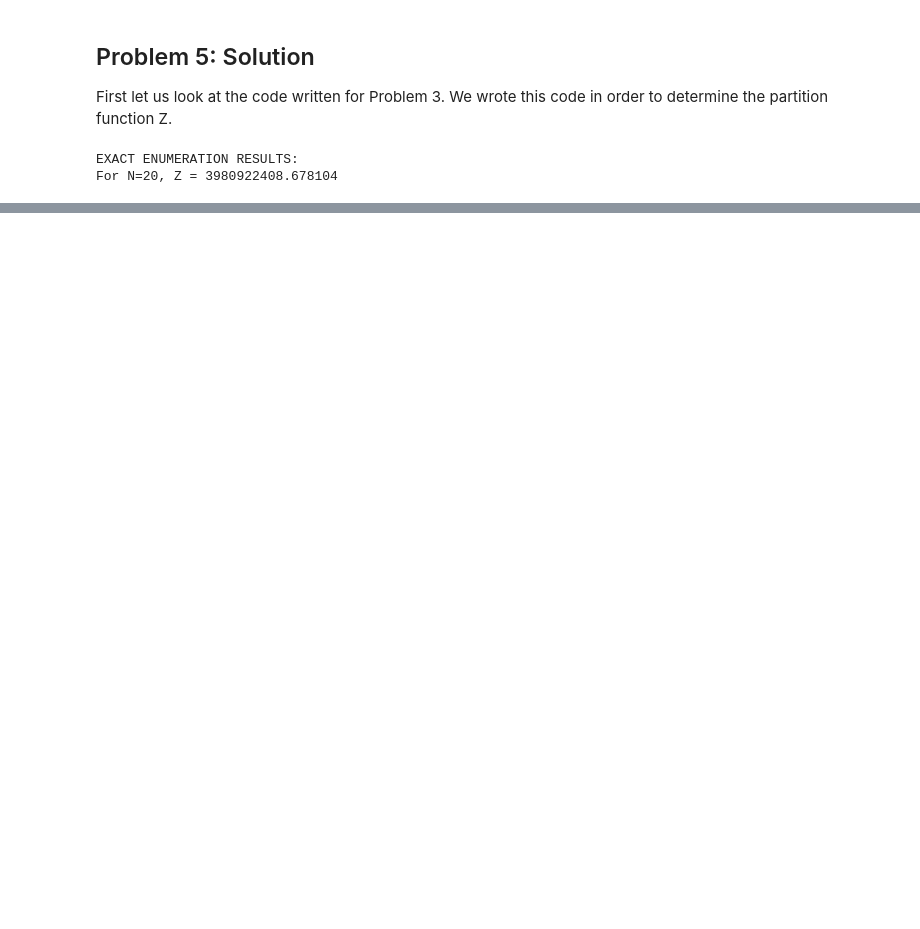
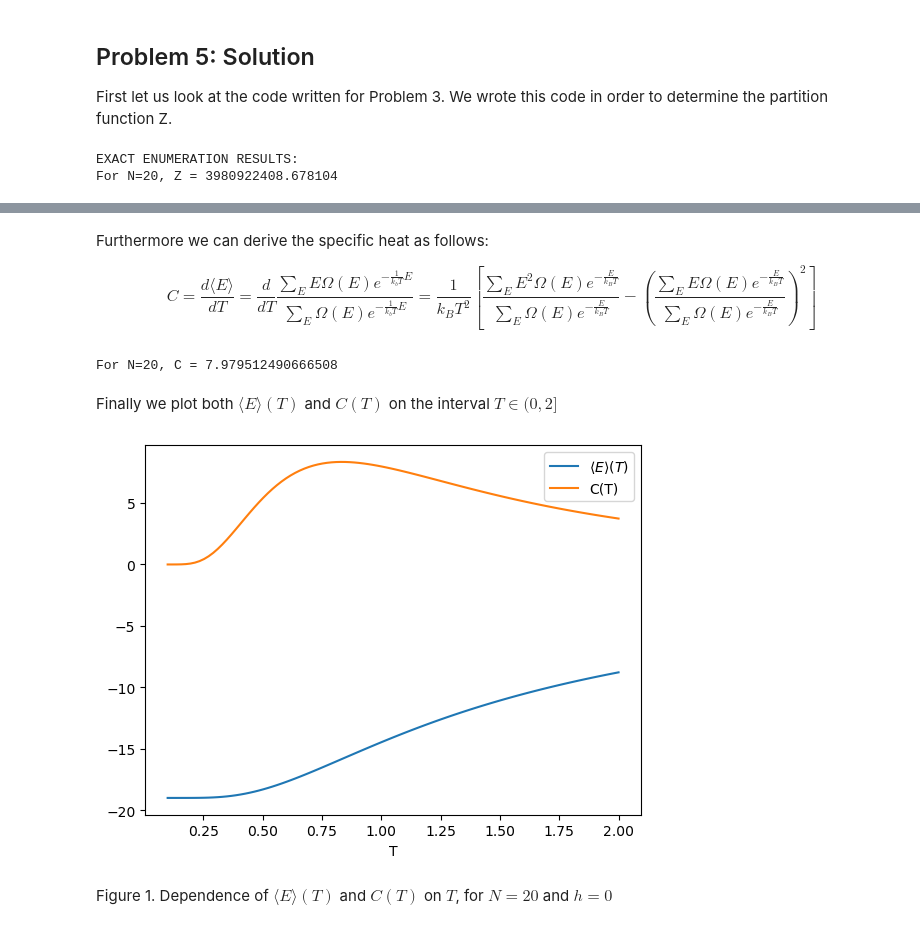
Before and after one commit to Pokraii05/CompSim1, a Jupyter notebook: CompSim_HW3.ipynb, the cells around one changed output, grey strips where cells are left out. Drawn from its saved outputs; the diff is of its cells as text; code cells hidden in the pictures; blank space fills up the shorter version.

```diff
--- a/CompSim_HW3.ipynb
+++ b/CompSim_HW3.ipynb
@@ -141,0 +190,77 @@ If we use our formulation of the partition function Z given by eq. X. We deter
+# %% [markdown]
+Furthermore we can derive the specific heat as follows:
+
+$$
+C=\frac{d \langle E \rangle}{dT}=\frac{d}{dT}\frac{\sum_{E} E\Omega(E) e^{-\frac{1}{k_bT} E}}{\sum_{E} \Omega(E) e^{-\frac{1}{k_bT} E}}
+=\frac{1}{k_B T^2}
+\left[
+\frac{\displaystyle\sum_E E^2\Omega(E)e^{-\frac{E}{k_B T}}}
+{\displaystyle\sum_E \Omega(E)e^{-\frac{E}{k_B T}}}
+-
+\left(
+\frac{\displaystyle\sum_E E\Omega(E)e^{-\frac{E}{k_B T}}}
+{\displaystyle\sum_E \Omega(E)e^{-\frac{E}{k_B T}}}
+\right)^2
+\right] \tag{5}
+$$
+# %%
+E_1 = 0
+E_2 = 0
+E_3 = 0
+E_4 = 0
+
+for E in distr:
+    E_1+=E*E*distr[E]*exp(-E/(k_b*T))
+    E_2+=distr[E]*exp(-E/(k_b*T))
+    E_3+=E*distr[E]*exp(-E/(k_b*T))
+    E_4=E_2
+
+C=1/(k_b*T*T)*(E_1/E_2-(E_3/E_4)**2)
+print("For N=20, C =", C)
+# %% [output]
+For N=20, C = 7.979512490666508
+# %% [markdown]
+Finally we plot both $\langle E \rangle (T)$ and $C(T)$ on the interval $T \in (0,2]$
+# %%
+import numpy as np
+from matplotlib import pyplot as plt
+
+J = 1.0
+k_b = 1.0
+
+T = np.linspace(0.1, 2, 100)
+
+def E(T):
+    E_top = 0
+    E_bottom = 0
+
+    for E in distr:
+        E_top += E*distr[E]*exp(-E/(k_b*T))
+        E_bottom += distr[E]*exp(-E/(k_b*T))
+
+    return E_top/E_bottom
+
+def C(T):
+    E_1 = 0
+    E_2 = 0
+    E_3 = 0
+    E_4 = 0
+
+    for E in distr:
+        E_1 += E*E*distr[E]*exp(-E/(k_b*T))
+        E_2 += distr[E]*exp(-E/(k_b*T))
+        E_3 += E*distr[E]*exp(-E/(k_b*T))
+        E_4 = E_2
+
+    return 1/(k_b*T*T)*(E_1/E_2-(E_3/E_4)**2)
+
+plt.plot(T, [E(t) for t in T], label=r"$\langle E \rangle (T)$")
+plt.plot(T, [C(t) for t in T], label="C(T)")
+
+plt.xlabel("T")
+plt.legend()
+plt.show()
+# %% [output]
+[figure, added]
+# %% [markdown]
+Figure 1. Dependence of $\langle E \rangle (T)$ and $C(T)$ on $T$, for $N=20$ and $h=0$
```
Also changed, not shown: parts of 17 cells of this notebook, 24 other files.
